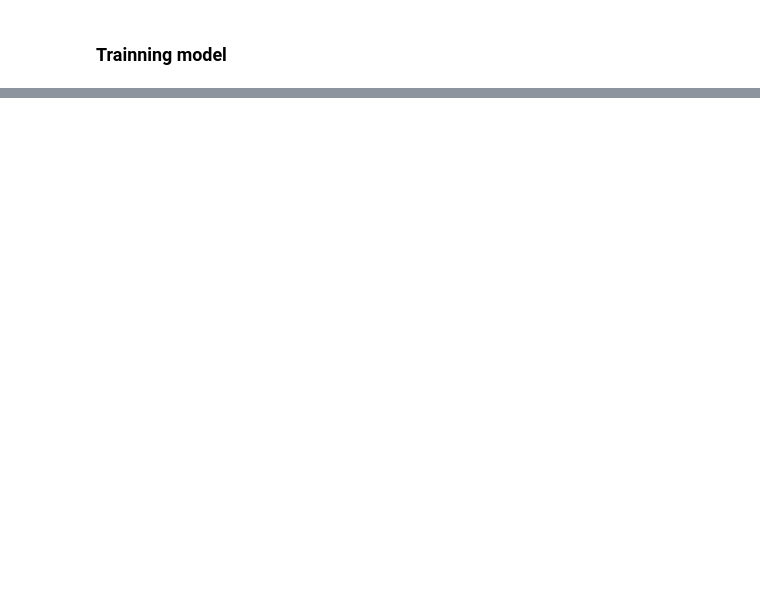
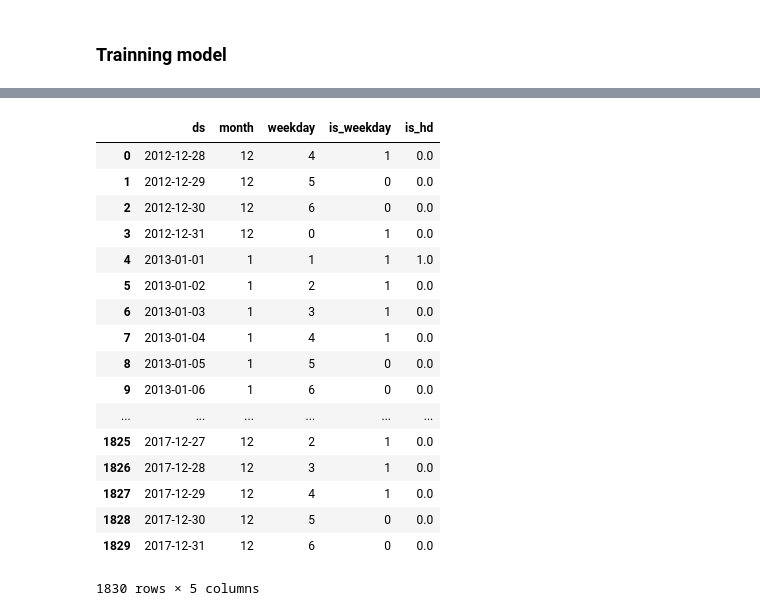
Before and after one commit to AntOliRsn/AutoEncoder, a Jupyter notebook: notebooks/conso_CVAE.ipynb, the cells around one changed output, grey strips where cells are left out. Cells and saved outputs as stored; diff of their text form; code cells hidden in the pictures; blank space fills up the shorter version.

```diff
--- a/notebooks/conso_CVAE.ipynb
+++ b/notebooks/conso_CVAE.ipynb
@@ -57,9 +72,10 @@ name_model = 'cvae_conso_e24-12_d24-48_z2_norma-s_v0'
 # %%
 # Parameters
-cond_dim = cond.shape[1]
-e_dims=[48,24]
-d_dims=[24,48]
+cond_dim = dataset['train']['x'][1].shape[1]
+e_dims=[48,24,12]
+d_dims=[12,24,48]
 z_dim=2
+beta = 0.2
 # %%
 model = CVAE(cond_dim=cond_dim,
              e_dims=e_dims,
@@ -109,0 +192,21 @@ Epoch 167/200
+# %%
+calendar_info
+# %% [output]
+|  | ds | month | weekday | is_weekday | is_hd |
+| 0 | 2012-12-28 | 12 | 4 | 1 | 0.0 |
+| 1 | 2012-12-29 | 12 | 5 | 0 | 0.0 |
+| 2 | 2012-12-30 | 12 | 6 | 0 | 0.0 |
+| 3 | 2012-12-31 | 12 | 0 | 1 | 0.0 |
+| 4 | 2013-01-01 | 1 | 1 | 1 | 1.0 |
+| 5 | 2013-01-02 | 1 | 2 | 1 | 0.0 |
+| 6 | 2013-01-03 | 1 | 3 | 1 | 0.0 |
+| 7 | 2013-01-04 | 1 | 4 | 1 | 0.0 |
+| 8 | 2013-01-05 | 1 | 5 | 0 | 0.0 |
+| 9 | 2013-01-06 | 1 | 6 | 0 | 0.0 |
+| ... | ... | ... | ... | ... | ... |
+| 1825 | 2017-12-27 | 12 | 2 | 1 | 0.0 |
+| 1826 | 2017-12-28 | 12 | 3 | 1 | 0.0 |
+| 1827 | 2017-12-29 | 12 | 4 | 1 | 0.0 |
+| 1828 | 2017-12-30 | 12 | 5 | 0 | 0.0 |
+| 1829 | 2017-12-31 | 12 | 6 | 0 | 0.0 |
+1830 rows × 5 columns
```
Also changed, not shown: parts of 26 cells of this notebook, 5 other files.
